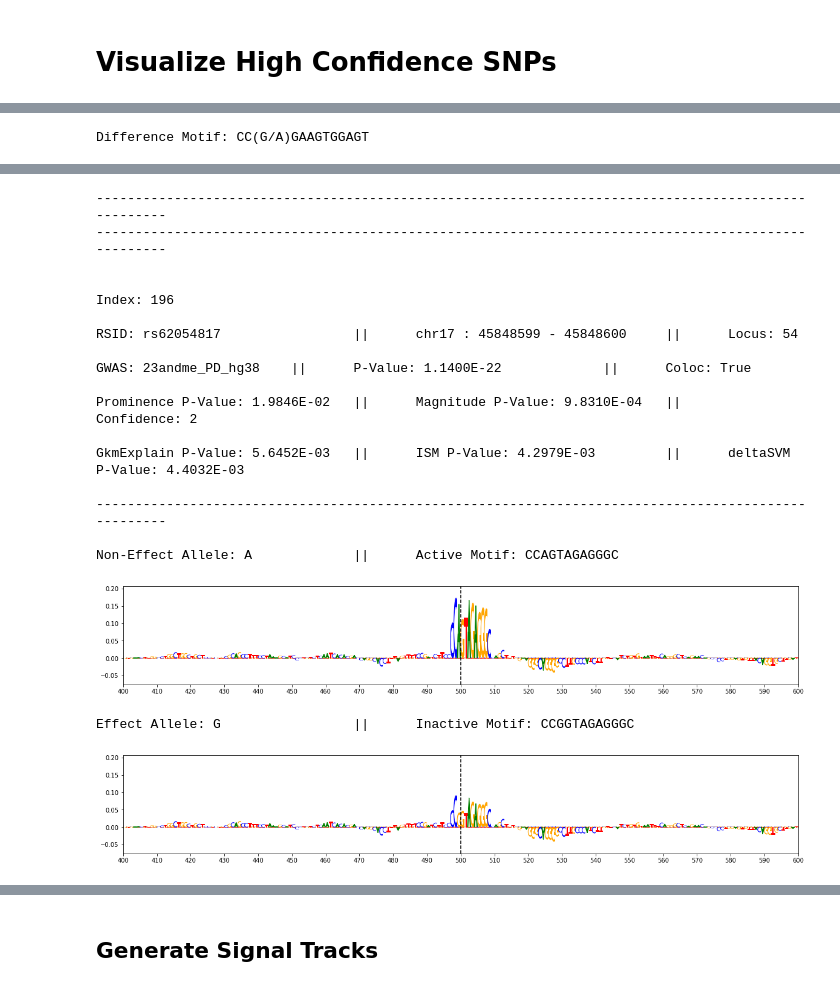
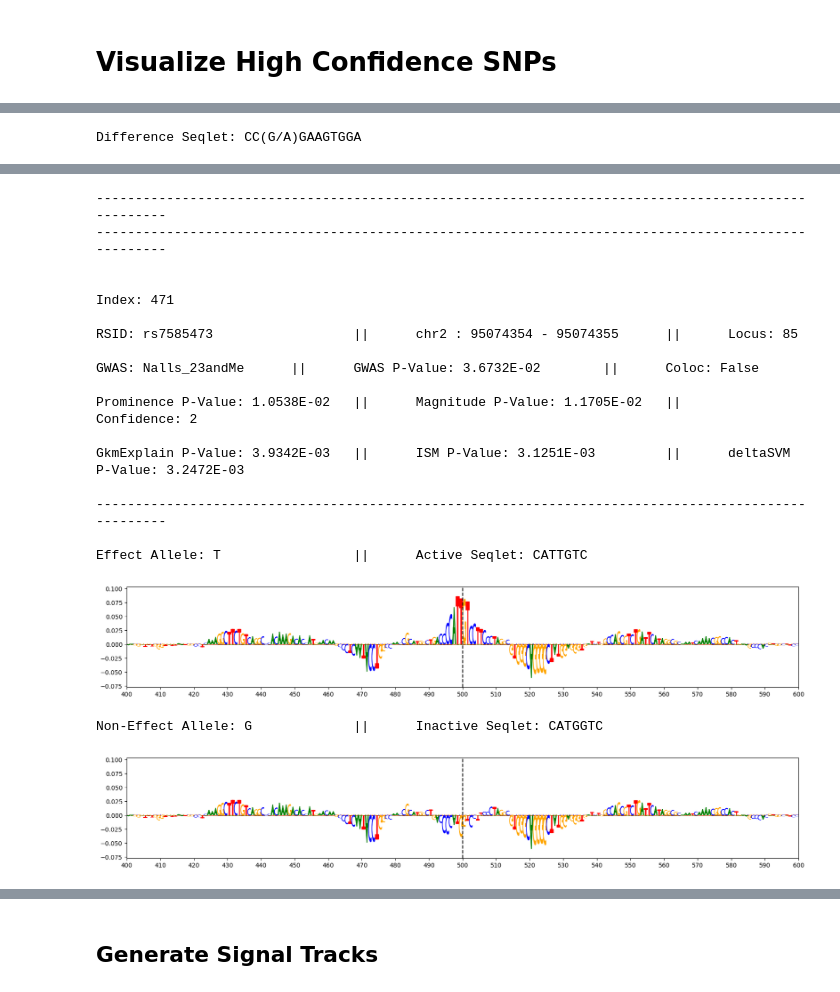
Before and after one commit to kundajelab/alzheimers_parkinsons, a Jupyter notebook: snp_scoring_notebooks/Cluster21.ipynb, the cells around one changed output, grey strips where cells are left out. Saved outputs shown, nothing was run; the diff lists cells and outputs as text; code cells hidden in the pictures.

Commit message:
Updated new SNP scoring notebooks and analysis of RASQUAL results after generating 10x permutation q-values

```diff
--- a/snp_scoring_notebooks/Cluster21.ipynb
+++ b/snp_scoring_notebooks/Cluster21.ipynb
@@ -526,7 +549,7 @@ for fold in range(10):
                 noneffect = row['noneffect']
                 if effect.upper() in bases and noneffect.upper() in bases:
                     null_dict['rsid'].append(rsid)
-                    orig_seq = real_noneffect_seqs[index]
+                    orig_seq = observed_noneffect_seqs[index]
                     orig_gc = (orig_seq.count('G') + orig_seq.count('C')) / len(orig_seq)
                     shuffled_seq = shuf_seqs[(2 * index) + 1]
                     shuffled_seq = shuffled_seq.strip()
@@ -540,7 +563,8 @@ null_scores['gc_bin'] = np.searchsorted(gc_quantiles[1:], null_scores['gc'])
 print('Null Scores:')
 print()
 display(null_scores.head())
-display(null_scores.shape)
+print()
+print('Shape: ', null_scores.shape)
 # %% [output]
 Null Scores:
 |  | rsid | null_explain_score | null_ism_score | null_delta_score | null_magnitude_score | ... |
@@ -1014,12 +1038,14 @@ for index, row in snp_scores.iterrows():
     confidence_values.append(confidence)
 
 snp_scores['confidence'] = confidence_values
+snp_scores.sort_values(by=['prominence_pval', 'magnitude_pval', 'explain_pval'], inplace=True)
+snp_scores.sort_values(by=['confidence'], ascending=False, inplace=True)
 snp_scores.to_csv('/oak/stanford/groups/akundaje/projects/alzheimers_parkinsons/updated_snp_scores/Cluster'
                        + cluster + '.' + celltype + '.updated.snp_scores.tsv', sep='\t', index=False)
 
 sig_snps = snp_scores.loc[snp_scores['confidence'] >= 0].copy()
-sig_snps = sig_snps.loc[sig_snps['effect'] != 'NAN']
-sig_snps = sig_snps.loc[sig_snps['noneffect'] != 'NAN']
+sig_snps = sig_snps.loc[sig_snps['effect'] != 'NA']
+sig_snps = sig_snps.loc[sig_snps['noneffect'] != 'NA']
 unique_sig_snps = sig_snps.sort_values(by=['rsid','prominence_pval'])
 unique_sig_snps.drop_duplicates(subset=['rsid'], inplace=True)
 unique_sig_snps.sort_values(by=['prominence_pval', 'magnitude_pval', 'explain_pval'], inplace=True)
@@ -1028,15 +1054,16 @@ unique_sig_snps.sort_values(by=['confidence'], ascending=False, inplace=True)
 print('Unique Significant SNPs:')
 print()
 display(unique_sig_snps)
-display(unique_sig_snps.shape)
+print()
+print('Shape: ', unique_sig_snps.shape)
 print()
 print('SNPs with Significant Scores:', '\t', '\t', '\t', len(unique_sig_snps))
 print('Significant SNPs with Low Confidence:', '\t', '\t', len(unique_sig_snps.loc[unique_sig_snps['confidence'] == 0]))
 print('Significant SNPs with Moderate Confidence:', '\t', len(unique_sig_snps.loc[unique_sig_snps['confidence'] == 1]))
 print('Significant SNPs with High Confidence:', '\t', '\t', len(unique_sig_snps.loc[unique_sig_snps['confidence'] == 2]))
 print()
-print('Total SNPs Tested: ', '\t', '\t', '\t', '\t', len(snp_scores))
-print('Unique SNPs Tested: ', '\t', '\t', '\t', '\t', len(snp_scores.sort_values(by='rsid').drop_duplicates(subset='rsid')))
+print('Total SNPs Scored: ', '\t', '\t', '\t', '\t', len(snp_scores))
+print('Unique SNPs Scored: ', '\t', '\t', '\t', '\t', len(snp_scores.sort_values(by='rsid').drop_duplicates(subset='rsid')))
 # %% [output]
 Unique Significant SNPs:
 |  | chr | start | end | rsid | effect | noneffect | ref | alt | major | minor | direction | ... |
@@ -1079,8 +1107,8 @@ for index,row in unique_sig_snps.loc[unique_sig_snps['confidence'] == 2].iterrow
     print()
     print('GWAS:', row['gwas'],
           '\t', '||', '\t',
-          'P-Value:', '%.4E' % Decimal(row['gwas_pval']),
-          '\t', '\t', '||', '\t',
+          'GWAS P-Value:', '%.4E' % Decimal(row['gwas_pval']),
+          '\t', '||', '\t',
           'Coloc:', row['coloc'])
     print()
     print('Prominence P-Value:', '%.4E' % Decimal(row['prominence_pval']),
@@ -1101,70 +1129,70 @@ for index,row in unique_sig_snps.loc[unique_sig_snps['confidence'] == 2].iterrow
     #--------------------------------------#
 
     if row['active_allele'] == 'effect':
-        if row['effect'] != 'NAN':
+        if row['effect'] != 'NA':
             print('Effect Allele:', row['effect'],
                   '\t', '\t', '||', '\t',
-                  'Active Motif:', row['active_motif'])
+                  'Active Seqlet:', row['active_seqlet'])
         else:
             print('Minor Allele:', row['minor'],
                   '\t', '\t', '||', '\t',
-                  'Active Motif:', row['active_motif'])
+                  'Active Seqlet:', row['active_seqlet'])
         print()
-        ylim = plot_weights(merged_real_effect_scores[index],
+        ylim = plot_weights(merged_observed_effect_scores[index],
                             subticks_frequency=10, xlim=(400,600))
         print()
     else:
-        if row['noneffect'] != 'NAN':
+        if row['noneffect'] != 'NA':
             print('Non-Effect Allele:', row['noneffect'],
                   '\t', '\t', '||', '\t',
-                  'Active Motif:', row['active_motif'])
+                  'Active Seqlet:', row['active_seqlet'])
         else:
             print('Major Allele:', row['major'],
                   '\t', '\t', '||', '\t',
-                  'Active Motif:', row['active_motif'])
+                  'Active Seqlet:', row['active_seqlet'])
         print()
-        ylim = plot_weights(merged_real_noneffect_scores[index],
+        ylim = plot_weights(merged_observed_noneffect_scores[index],
                             subticks_frequency=10, xlim=(400,600))
         print()
 
     #--------------------------------------#
 
     if row['active_allele'] != 'effect':
-        if row['effect'] != 'NAN':
+        if row['effect'] != 'NA':
             print('Effect Allele:', row['effect'],
                   '\t', '\t', '||', '\t',
-                  'Inactive Motif:', row['inactive_motif'])
+                  'Inactive Seqlet:', row['inactive_seqlet'])
         else:
             print('Minor Allele:', row['minor'],
                   '\t', '\t', '||', '\t',
-                  'Inactive Motif:', row['inactive_motif'])
+                  'Inactive Seqlet:', row['inactive_seqlet'])
         print()
-        a = plot_weights(merged_real_effect_scores[index],
+        a = plot_weights(merged_observed_effect_scores[index],
                          subticks_frequency=10, ylim=ylim, xlim=(400,600))
         print()
     else:
-        if row['noneffect'] != 'NAN':
+        if row['noneffect'] != 'NA':
             print('Non-Effect Allele:', row['noneffect'],
                   '\t', '\t', '||', '\t',
-                  'Inactive Motif:', row['inactive_motif'])
+                  'Inactive Seqlet:', row['inactive_seqlet'])
         else:
             print('Major Allele:', row['major'],
                   '\t', '\t', '||', '\t',
-                  'Inactive Motif:', row['inactive_motif'])
+                  'Inactive Seqlet:', row['inactive_seqlet'])
         print()
-        a = plot_weights(merged_real_noneffect_scores[index],
+        a = plot_weights(merged_observed_noneffect_scores[index],
                          subticks_frequency=10, ylim=ylim, xlim=(400,600))
         print()
 
     #--------------------------------------#
 
-    print('Difference Motif:', row['diff_motif'])
+    print('Difference Seqlet:', row['diff_seqlet'])
     print()
     if row['active_allele'] == 'effect':
-        a = plot_weights(merged_real_noneffect_scores[index] - merged_real_effect_scores[index],
+        a = plot_weights(merged_observed_noneffect_scores[index] - merged_observed_effect_scores[index],
                          subticks_frequency=10, xlim=(400,600))
     else:
-        a = plot_weights(merged_real_effect_scores[index] - merged_real_noneffect_scores[index],
+        a = plot_weights(merged_observed_effect_scores[index] - merged_observed_noneffect_scores[index],
                          subticks_frequency=10, xlim=(400,600))
     print()
     print('-'*100)
@@ -1189,23 +1217,23 @@ Non-Effect Allele: A             ||      Inactive Motif: CCAGAAGTGGAGT
 [figure]
-Difference Motif: CC(G/A)GAAGTGGAGT
+Difference Seqlet: CC(G/A)GAAGTGGA
 [figure]
 ----------------------------------------------------------------------------------------------------
 ----------------------------------------------------------------------------------------------------
 
 
-Index: 196
+Index: 471
 
-RSID: rs62054817                 ||      chr17 : 45848599 - 45848600     ||      Locus: 54
+RSID: rs7585473                  ||      chr2 : 95074354 - 95074355      ||      Locus: 85
 
-GWAS: 23andme_PD_hg38    ||      P-Value: 1.1400E-22             ||      Coloc: True
+GWAS: Nalls_23andMe      ||      GWAS P-Value: 3.6732E-02        ||      Coloc: False
 
-Prominence P-Value: 1.9846E-02   ||      Magnitude P-Value: 9.8310E-04   ||      Confidence: 2
+Prominence P-Value: 1.0538E-02   ||      Magnitude P-Value: 1.1705E-02   ||      Confidence: 2
 
-GkmExplain P-Value: 5.6452E-03   ||      ISM P-Value: 4.2979E-03         ||      deltaSVM P-Value: 4.4032E-03
+GkmExplain P-Value: 3.9342E-03   ||      ISM P-Value: 3.1251E-03         ||      deltaSVM P-Value: 3.2472E-03
 
 ----------------------------------------------------------------------------------------------------
 
-Non-Effect Allele: A             ||      Active Motif: CCAGTAGAGGGC
+Effect Allele: T                 ||      Active Seqlet: CATTGTC
-[figure, old version]
+[figure, new version]
-Effect Allele: G                 ||      Inactive Motif: CCGGTAGAGGGC
+Non-Effect Allele: G             ||      Inactive Seqlet: CATGGTC
-[figure, old version]
+[figure, new version]
```
Also changed, not shown: parts of 37 cells of this notebook, 16 other files.
